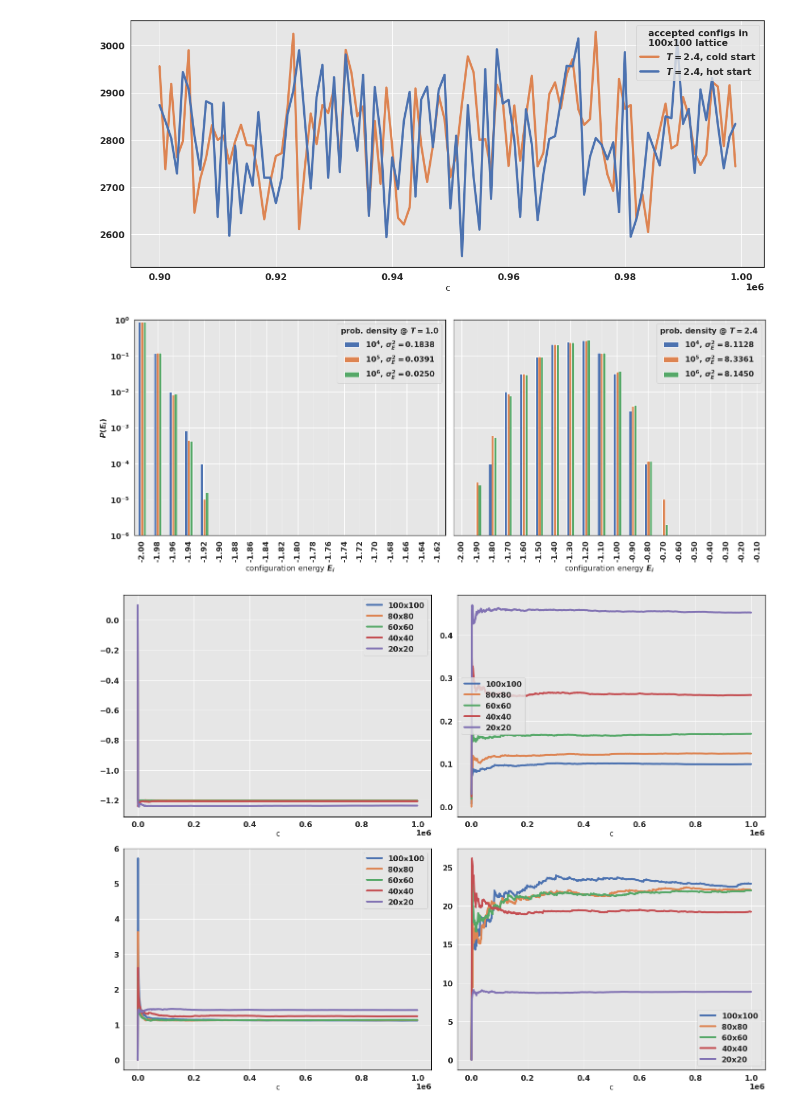
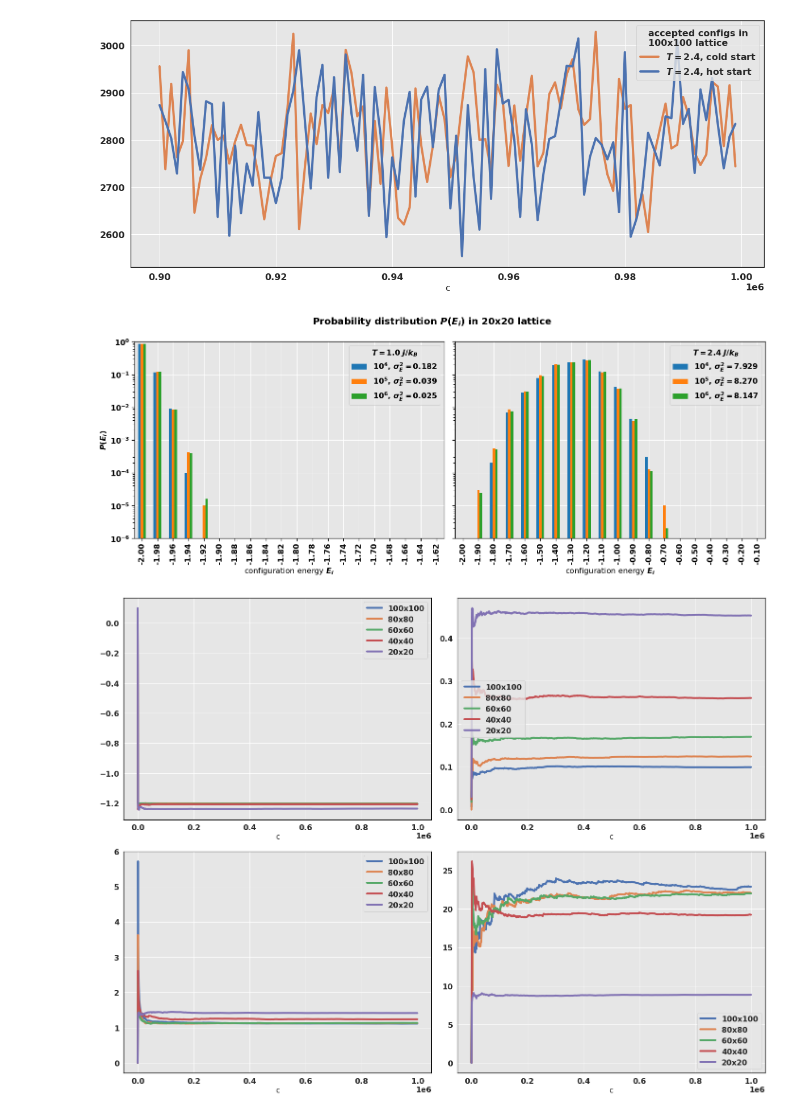
Before and after one commit to fonstelien/FYS4150, a Jupyter notebook: project4/results/project4.ipynb, the cells around one changed output. Cells and saved outputs as stored; diff of their text form; code cells hidden in the pictures.

Commit message:
prob dist done

```diff
--- a/project4/results/project4.ipynb
+++ b/project4/results/project4.ipynb
@@ -344,40 +393,43 @@ df1 = DataFrame()
 df1['E'] = T1C4['E']
 df1['$10^4$'] = T1C4['p']
 df1['$10^5$'] = T1C5['p']
 df1['$10^6$'] = T1C6['p']
 
 T24C4 = pd.read_csv('./probability-distribution/T24C4.csv', comment='#')
 T24C5 = pd.read_csv('./probability-distribution/T24C5.csv', comment='#')
 T24C6 = pd.read_csv('./probability-distribution/T24C6.csv', comment='#')
 df24 = DataFrame()
 df24['E'] = T24C4['E']
 df24['$10^4$'] = T24C4['p']
 df24['$10^5$'] = T24C5['p']
 df24['$10^6$'] = T24C6['p']
 
 fig, axes = plt.subplots(nrows=1, ncols=2, sharex=False, sharey=True, figsize=TWO_TIMES_ONE)
+fig.suptitle('Probability distribution $P(E_i)$ in 20x20 lattice', weight='bold')
 
 ax = axes[0]
-df1.iloc[:20].plot(x='E', ax=ax, kind='bar', rot=90, fontsize=MEDIUM)
-ax.set_xticklabels([f'{v:.2f}' for v in df1['E'].iloc[:20]])
+bins = 20
+df1.iloc[:bins].plot(x='E', ax=ax, kind='bar', rot=90, fontsize=MEDIUM)
+ax.set_xticklabels([f'{v:.2f}' for v in df1['E'].iloc[:bins]])
 ax.set_xlabel('configuration energy $E_i$')
-ax.legend(['$10^4$, $\sigma^2_E=0.1838$', '$10^5$, $\sigma^2_E=0.0391$', '$10^6$, $\sigma^2_E=0.0250$', ], title='prob. density @ $T=1.0$', loc='upper right', title_fontsize=MEDIUM)
+ax.legend(['$10^4$, $\sigma^2_E=0.182$', '$10^5$, $\sigma^2_E=0.039$', '$10^6$, $\sigma^2_E=0.025$', ], title='$T=1.0$ $J/k_B$', loc='upper right', title_fontsize=MEDIUM)
 
 ax = axes[1]
-df24.plot(x='E', ax=ax, kind='bar', rot=90, fontsize=MEDIUM)
-ax.set_xticklabels([f'{v:.2f}' for v in df24['E']])
+bins = 20
+df24.iloc[:bins].plot(x='E', ax=ax, kind='bar', rot=90, fontsize=MEDIUM)
+ax.set_xticklabels([f'{v:.2f}' for v in df24['E'].iloc[:bins]])
 ax.set_xlabel('configuration energy $E_i$')
-ax.legend(['$10^4$, $\sigma^2_E=8.1128$', '$10^5$, $\sigma^2_E=8.3361$', '$10^6$, $\sigma^2_E=8.1450$', ], title='prob. density @ $T=2.4$', loc='upper right', title_fontsize=MEDIUM)
+ax.legend(['$10^4$, $\sigma^2_E=7.929$', '$10^5$, $\sigma^2_E=8.270$', '$10^6$, $\sigma^2_E=8.147$', ], title='$T=2.4$ $J/k_B$', loc='upper right', title_fontsize=MEDIUM)
 
 ax = axes[0]
 ax.set_ylim(1e-6,1)
 ax.set_yscale('log')
 ax.set_ylabel(r'$P(E_i)$', fontsize=MEDIUM)
 
 plt.tight_layout()
 plt.show()
 # %% [output]
-[figure, old version]
+[figure, new version]
 # %%
 df100 = pd.read_csv("./1e6-runs/100x100.csv", comment='#')
 df80 = pd.read_csv("./1e6-runs/80x80.csv", comment='#')
```
Also changed, not shown: parts of 6 cells of this notebook, 1 other file.
